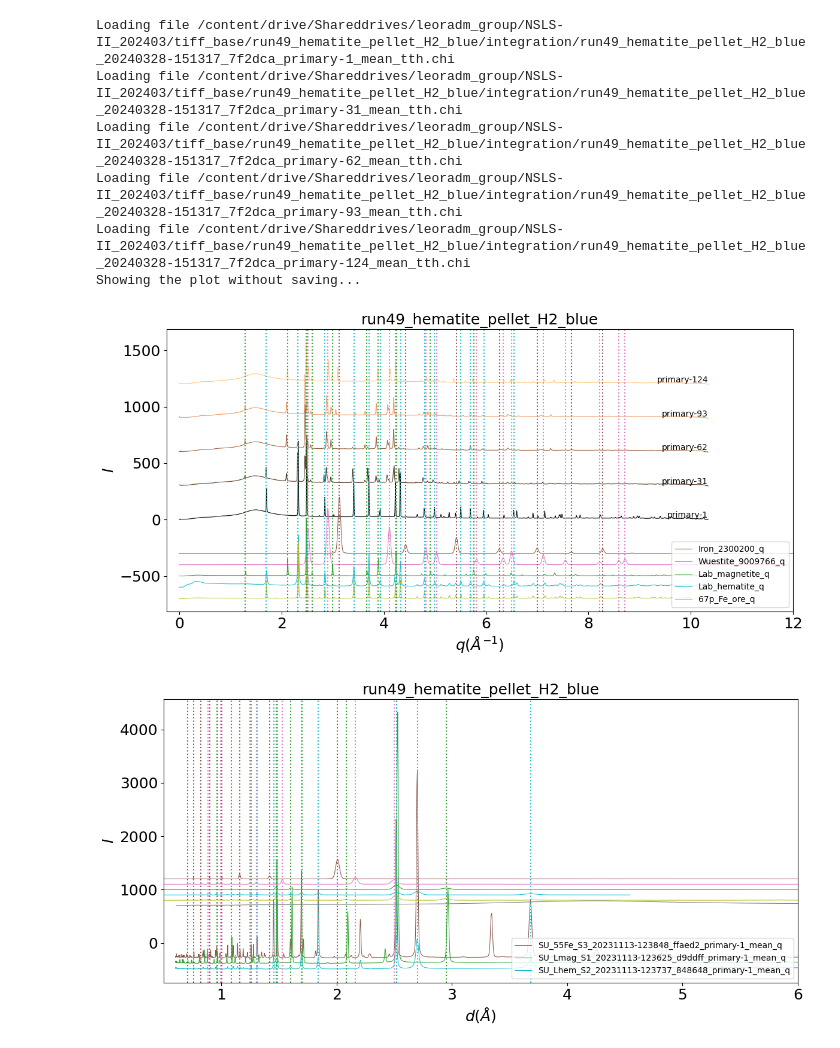
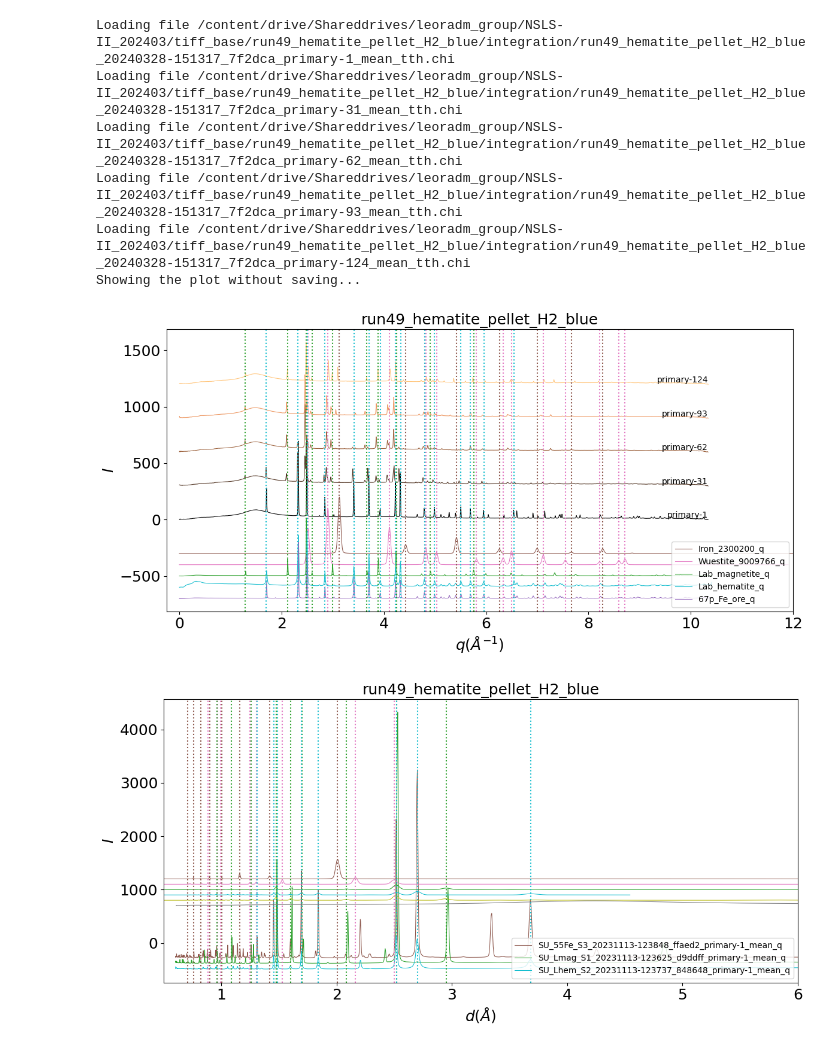
Before and after one commit to lmoghimi/personal-processing, a Jupyter notebook: xrd_analysis_Lauren.ipynb, the cells around one changed output. Drawn from its saved outputs; the diff is of its cells as text; code cells hidden in the pictures.

```diff
--- a/xrd_analysis_Lauren.ipynb
+++ b/xrd_analysis_Lauren.ipynb
@@ -67,16 +67,15 @@ lincol_magh='tab:olive' #maghemite
 lincol_qz = 'tab:gray' #quartz
 
 #lincol_wf = 'tab:blue' #sets the line color for the waterfall series
-lincol_wf = 'navy'
+#lincol_wf = 'navy'
 
 #Would you like to save the plots? Enter y/n
 response = "n" ##### at some point it would be nice to make this pop up as a prompt so that we don't forget to change the response
-xrd_type = "d" ##### or tth. also make this pop up as a prompt
+xrd_type = "q" ##### d or tth or q. also make this pop up as a prompt
 # %%
 #create waterfall plot for in-situ scans
-#for run in ['run49','run51', 'run52', 'run53', 'run54', 'run55', 'run56', 'run58', 'run59']:
-#for run in ['run60','run61', 'run62']:
-# for run in ['run63', 'run64', 'run65']: ####63 has an issue@Yifan?
+#for run in ['run49','run50','run51', 'run52', 'run53', 'run54', 'run55', 'run56', 'run57', 'run58', 'run59']:
+#for run in ['run60','run61', 'run62', 'run63', 'run64', 'run65']:
 for run in ['run49']:
 
     ###################### parsing the filename
@@ -151,7 +150,7 @@ for run in ['run49']:
     #ref_phases = ['Iron_2300200', 'Wuestite_9009766','Magnetite_1528612','Hematite_1011240','Maghemite_9006316']
     #color_ref_phases = [lincol_fe, lincol_m, lincol_h, lincol_h_ore] #setting the line colors for the reference files. these are predetermined in the previous code cell
     #color_ref_phases = [lincol_fe, lincol_w, lincol_m, lincol_h]
-    color_ref_phases = [lincol_fe, lincol_w, lincol_m, lincol_h, lincol_magh]
+    color_ref_phases = [lincol_fe, lincol_w, lincol_m, lincol_h, lincol_h_ore]
     ref_shift_y = -100
     for i_phase, ref_phase in enumerate(ref_phases):
         reffile = os.path.join(userdir, 'userScripts', 'xrd_profiles', ref_phase + '.txt')
@@ -193,33 +192,33 @@ for run in ['run49']:
         plt.axvline(x=i_vert_line, linestyle='dotted', color=lincol_fe)
 
     for i_vert_line in ref_q_w:
             plt.axvline(x=i_vert_line, linestyle='dotted', color=lincol_w)
 
     for i_vert_line in ref_q_m:
             plt.axvline(x=i_vert_line, linestyle='dotted', color=lincol_m)
 
     for i_vert_line in ref_q_h:
             plt.axvline(x=i_vert_line, linestyle='dotted', color=lincol_h)
 
  ########## save settings
     if response == "y":
       print("Saving the file...!")
       fname_typ = 'wf_'+ xrd_type + '_' + expname + '.png' #wf = waterfall
       save_loc = os.path.join(userdir, 'userAnalysis' + '/' + 'waterfallPlots'+ '/')
       if not os.path.isdir(save_loc):
           os.makedirs(save_loc)
       plt.savefig(save_loc + fname_typ)
     elif response == "n":
       print("Showing the plot without saving...")
       plt.show()
     else: print("Please enter yes or no.")
 # %% [output]
 Loading file /content/drive/Shareddrives/leoradm_group/NSLS-II_202403/tiff_base/run49_hematite_pellet_H2_blue/integration/run49_hematite_pellet_H2_blue_20240328-151317_7f2dca_primary-1_mean_tth.chi
 Loading file /content/drive/Shareddrives/leoradm_group/NSLS-II_202403/tiff_base/run49_hematite_pellet_H2_blue/integration/run49_hematite_pellet_H2_blue_20240328-151317_7f2dca_primary-31_mean_tth.chi
 Loading file /content/drive/Shareddrives/leoradm_group/NSLS-II_202403/tiff_base/run49_hematite_pellet_H2_blue/integration/run49_hematite_pellet_H2_blue_20240328-151317_7f2dca_primary-62_mean_tth.chi
 Loading file /content/drive/Shareddrives/leoradm_group/NSLS-II_202403/tiff_base/run49_hematite_pellet_H2_blue/integration/run49_hematite_pellet_H2_blue_20240328-151317_7f2dca_primary-93_mean_tth.chi
 Loading file /content/drive/Shareddrives/leoradm_group/NSLS-II_202403/tiff_base/run49_hematite_pellet_H2_blue/integration/run49_hematite_pellet_H2_blue_20240328-151317_7f2dca_primary-124_mean_tth.chi
 Showing the plot without saving...
-[figure, old version]
+[figure, new version]
 # %%
 #seeing how the reference files compare
```
Also changed, not shown: parts of 4 cells of this notebook.
